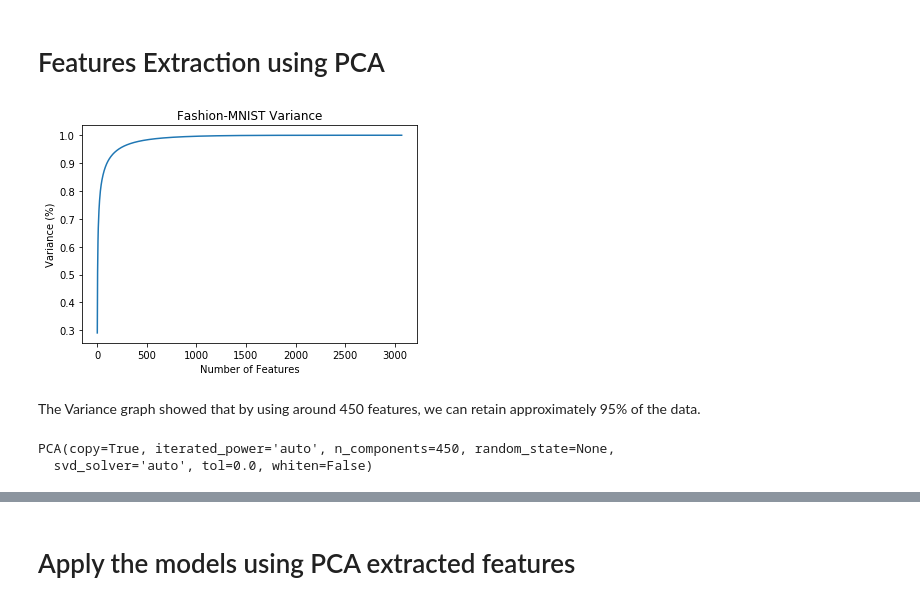
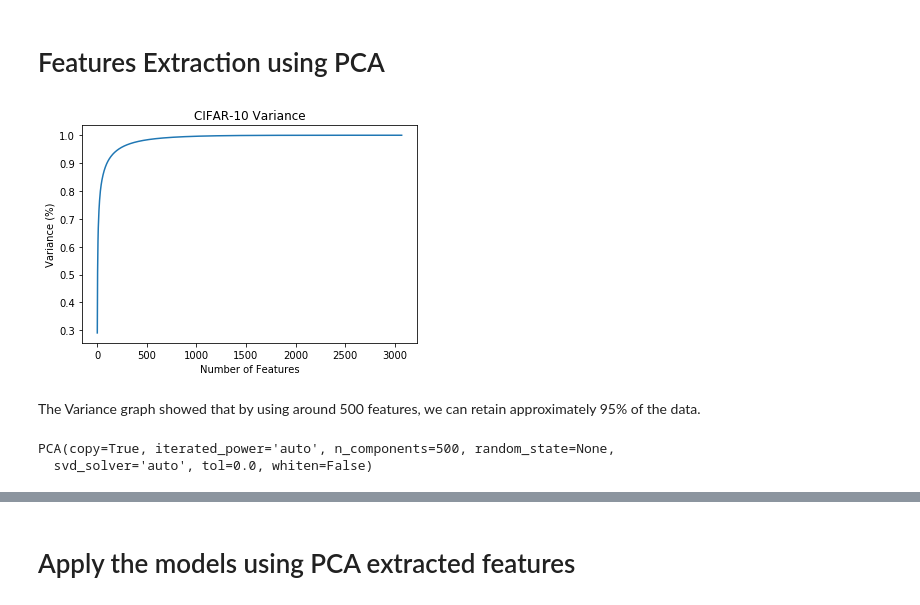
Before and after one commit to hgdangkhoi/Image-Classification-with-Fashion-MNIST-and-CIFAR-10, a Jupyter notebook: Image Classification with Fashion-MNIST and CIFAR-10.ipynb, the cells around one changed output, grey strips where cells are left out. Saved outputs shown, nothing was run; the diff lists cells and outputs as text; code cells hidden in the pictures.

```diff
--- a/Image Classification with Fashion-MNIST and CIFAR-10.ipynb
+++ b/Image Classification with Fashion-MNIST and CIFAR-10.ipynb
@@ -2010,23 +2012,23 @@ avg / total       0.82      0.80      0.80     10000
 # %%
 # fit the PCA with the training data
 pca = PCA().fit(x_train_flat)
 
 # Plot the cumulative sum of eigenvalues
 plt.figure()
 plt.plot(np.cumsum(pca.explained_variance_ratio_))
 plt.xlabel('Number of Features')
 plt.ylabel('Variance (%)') #for each component
-plt.title('Fashion-MNIST Variance')
+plt.title('CIFAR-10 Variance')
 plt.show()
 # %% [output]
-[figure, old version]
+[figure, new version]
 # %% [markdown]
-The Variance graph showed that by using around 450 features, we can retain approximately 95% of the data.
+The Variance graph showed that by using around 500 features, we can retain approximately 95% of the data.
 # %%
-pca = PCA(n_components=450)
+pca = PCA(n_components=500)
 pca.fit(x_train_flat)
 # %% [output]
-PCA(copy=True, iterated_power='auto', n_components=450, random_state=None,
+PCA(copy=True, iterated_power='auto', n_components=500, random_state=None,
   svd_solver='auto', tol=0.0, whiten=False)
 # %%
 x_train_pca = pca.transform(x_train_flat)
```
Also changed, not shown: parts of 8 cells of this notebook.
